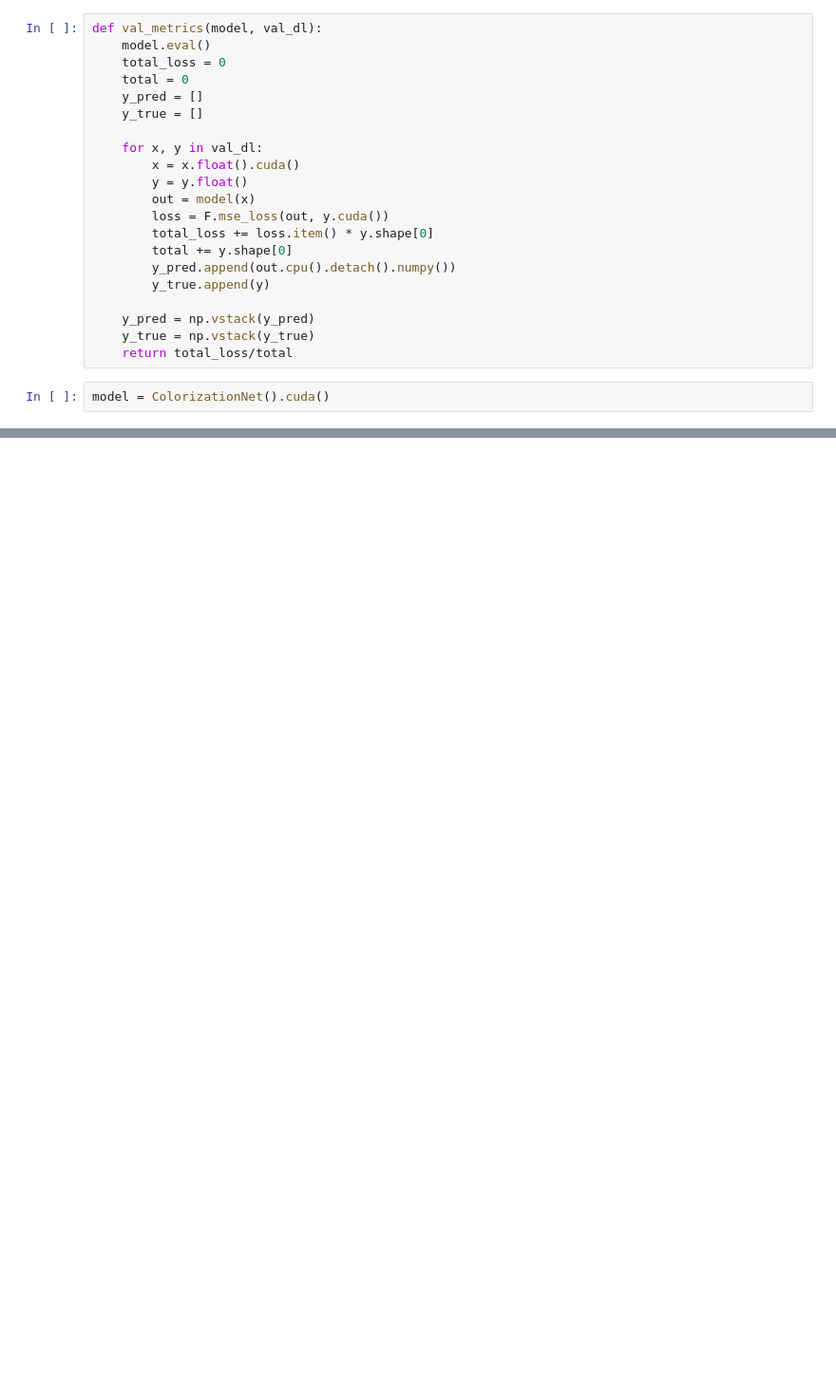
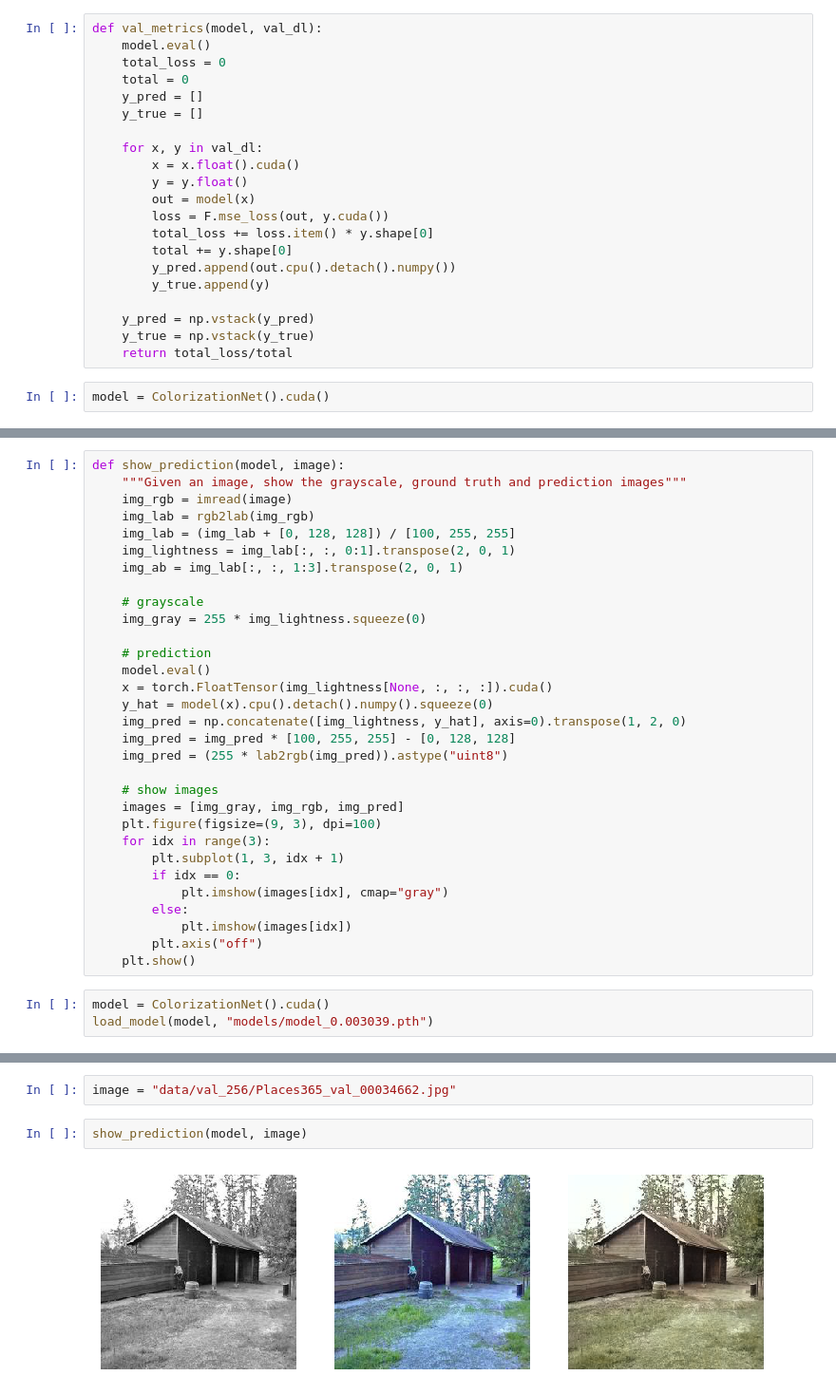
Before and after one commit to usfzhou2/Image-Colorization, a Jupyter notebook: project.ipynb, the cells around one changed output, grey strips where cells are left out. Shown: that part at 95% size. Cells and saved outputs as stored; diff of their text form; blank space fills up the shorter version.

Commit message:
add prediction

```diff
--- a/project.ipynb
+++ b/project.ipynb
@@ -175,0 +188,34 @@ models/model_0.003396
+# %%
+def show_prediction(model, image):
+    """Given an image, show the grayscale, ground truth and prediction images"""
+    img_rgb = imread(image)
+    img_lab = rgb2lab(img_rgb)
+    img_lab = (img_lab + [0, 128, 128]) / [100, 255, 255]
+    img_lightness = img_lab[:, :, 0:1].transpose(2, 0, 1)
+    img_ab = img_lab[:, :, 1:3].transpose(2, 0, 1)
+
+    # grayscale
+    img_gray = 255 * img_lightness.squeeze(0)
+
+    # prediction
+    model.eval()
+    x = torch.FloatTensor(img_lightness[None, :, :, :]).cuda()
+    y_hat = model(x).cpu().detach().numpy().squeeze(0)
+    img_pred = np.concatenate([img_lightness, y_hat], axis=0).transpose(1, 2, 0)
+    img_pred = img_pred * [100, 255, 255] - [0, 128, 128]
+    img_pred = (255 * lab2rgb(img_pred)).astype("uint8")
+
+    # show images
+    images = [img_gray, img_rgb, img_pred]
+    plt.figure(figsize=(9, 3), dpi=100)
+    for idx in range(3):
+        plt.subplot(1, 3, idx + 1)
+        if idx == 0:
+            plt.imshow(images[idx], cmap="gray")
+        else:
+            plt.imshow(images[idx])
+        plt.axis("off")
+    plt.show()
+# %%
+model = ColorizationNet().cuda()
+load_model(model, "models/model_0.003039.pth")
@@ -175,0 +242,6 @@ models/model_0.003396
+# %%
+image = "data/val_256/Places365_val_00034662.jpg"
+# %%
+show_prediction(model, image)
+# %% [output]
+[figure, added]
```
Also changed, not shown: parts of 8 cells of this notebook.
